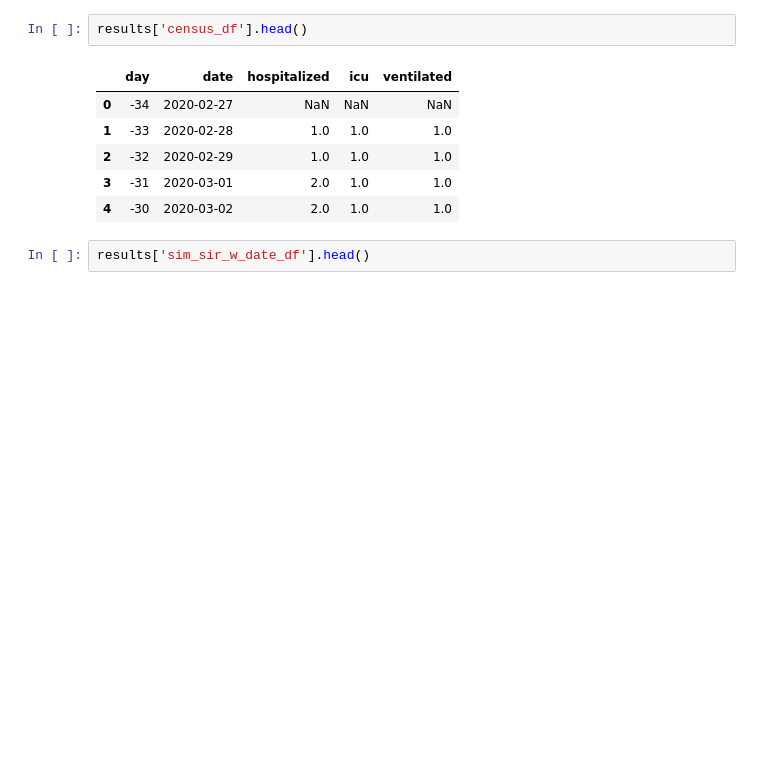
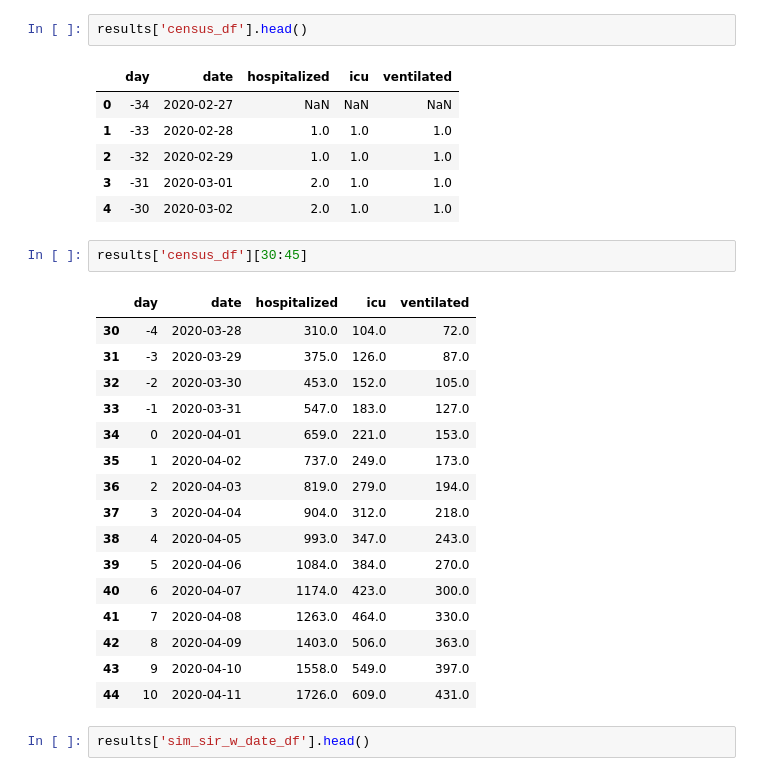
Before and after one commit to misken/c19, a Jupyter notebook: mychime/scenario_runner/using_sim_chime_scenario_runner.ipynb, the cells around one changed output. Cells and saved outputs as stored; diff of their text form; blank space fills up the shorter version.

```diff
--- a/mychime/scenario_runner/using_sim_chime_scenario_runner.ipynb
+++ b/mychime/scenario_runner/using_sim_chime_scenario_runner.ipynb
@@ -135,6 +154,25 @@ results['census_df'].head()
 | 2 | -32 | 2020-02-29 | 1.0 | 1.0 | 1.0 |
 | 3 | -31 | 2020-03-01 | 2.0 | 1.0 | 1.0 |
 | 4 | -30 | 2020-03-02 | 2.0 | 1.0 | 1.0 |
+# %%
+results['census_df'][30:45]
+# %% [output]
+|  | day | date | hospitalized | icu | ventilated |
+| 30 | -4 | 2020-03-28 | 310.0 | 104.0 | 72.0 |
+| 31 | -3 | 2020-03-29 | 375.0 | 126.0 | 87.0 |
+| 32 | -2 | 2020-03-30 | 453.0 | 152.0 | 105.0 |
+| 33 | -1 | 2020-03-31 | 547.0 | 183.0 | 127.0 |
+| 34 | 0 | 2020-04-01 | 659.0 | 221.0 | 153.0 |
+| 35 | 1 | 2020-04-02 | 737.0 | 249.0 | 173.0 |
+| 36 | 2 | 2020-04-03 | 819.0 | 279.0 | 194.0 |
+| 37 | 3 | 2020-04-04 | 904.0 | 312.0 | 218.0 |
+| 38 | 4 | 2020-04-05 | 993.0 | 347.0 | 243.0 |
+| 39 | 5 | 2020-04-06 | 1084.0 | 384.0 | 270.0 |
+| 40 | 6 | 2020-04-07 | 1174.0 | 423.0 | 300.0 |
+| 41 | 7 | 2020-04-08 | 1263.0 | 464.0 | 330.0 |
+| 42 | 8 | 2020-04-09 | 1403.0 | 506.0 | 363.0 |
+| 43 | 9 | 2020-04-10 | 1558.0 | 549.0 | 397.0 |
+| 44 | 10 | 2020-04-11 | 1726.0 | 609.0 | 431.0 |
 # %%
 results['sim_sir_w_date_df'].head()
 # %% [output]
```
Also changed, not shown: parts of 4 cells of this notebook.
